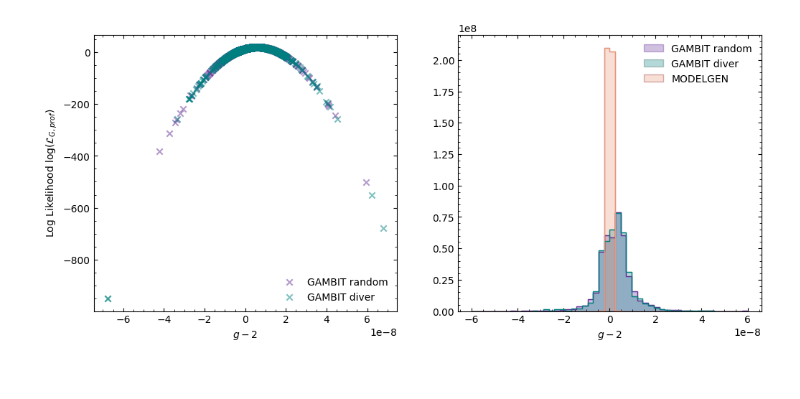
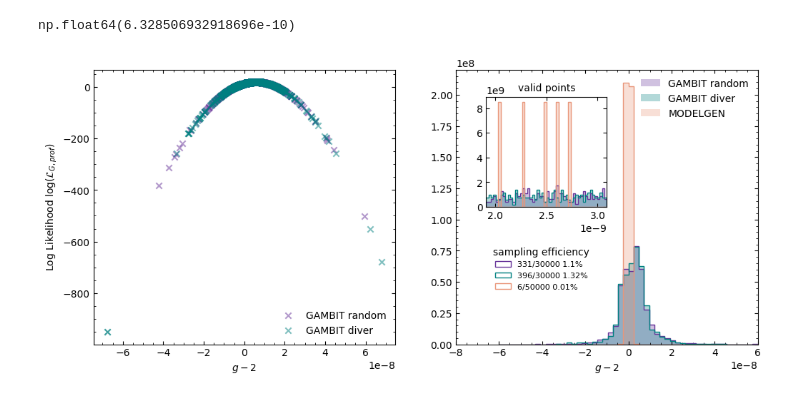
Before and after one commit to vallereichi/mssmscanning, a Jupyter notebook: MSSM/g-2.ipynb, the cells around one changed output. Drawn from its saved outputs; the diff is of its cells as text; code cells hidden in the pictures.

Commit message:
new plots everywhere

```diff
--- a/MSSM/g-2.ipynb
+++ b/MSSM/g-2.ipynb
@@ -22,0 +26,16 @@ gm2_mg =     scan_modelgen["GM2_gmuon"][mask]
+# %%
+acceptance_range = [(25e-10 - 5.9e-10), (25e-10 + 5.9e-10)]
+mask = (gm2_gr > acceptance_range[0]) & (gm2_gr < acceptance_range[1])
+acc_points_gr = [gm2 for idx, gm2 in enumerate(gm2_gr) if gm2 > (acceptance_range[0] - scan_err_gr[idx]) and gm2 < (acceptance_range[1] + scan_err_gr[idx])]
+acc_points_gd = [gm2 for idx, gm2 in enumerate(gm2_gd) if gm2 > (acceptance_range[0] - scan_err_gd[idx]) and gm2 < (acceptance_range[1] + scan_err_gd[idx])]
+acc_points_mg = [gm2 for idx, gm2 in enumerate(gm2_mg) if gm2 > (acceptance_range[0] - scan_err_mg[idx]) and gm2 < (acceptance_range[1] + scan_err_mg[idx])]
+
+
+eff_gr = (len(acc_points_gr) / len(scan_gambit_random["LogLike"][:])) * 100
+eff_gd = (len(acc_points_gd) / len(scan_gambit_diver["LogLike"][:])) * 100
+eff_mg = (len(acc_points_mg) / len(scan_modelgen["GM2_gmuon"][:])) * 100
+
+print(f"Acceptance Range: [{acceptance_range[0]:.2e}, {acceptance_range[1]:.2e}]")
+print(f"GAMBIT random: {len(acc_points_gr)}/{len(scan_gambit_random["LogLike"][:])} {round(eff_gr, 2)}%")
+print(f"GAMBIT diver: {len(acc_points_gd)}/{len(scan_gambit_diver["LogLike"][:])} {round(eff_gd, 2)}%")
+print(f"MODELGEN: {len(acc_points_mg)}/{len(scan_modelgen["GM2_gmuon"][:])} {round(eff_mg, 2)}%")
@@ -31,3 +75,11 @@ $$
+# %%
+# calculate combined error in quadrature
+err_stat = 5.4e-10
+err_sys  = 3.3e-10
+err_comb = np.sqrt(err_stat**2 + err_sys**2)
+err_comb
+# %% [output]
+np.float64(6.328506932918696e-10)
 # %%
 def gaussian(x: float, mu: float, sigma: float, sigma_e: float) -> float:
     """profiled Gaussian Likelihood"""
@@ -35,31 +87,46 @@ def gaussian(x: float, mu: float, sigma: float, sigma_e: float) -> float:
 # %%
 fig = plt.figure(figsize=(12,5))
 ax1 = fig.add_subplot(121)
 ax2 = fig.add_subplot(122)
 
 ax1.scatter(gm2_gr, lnL_gm2_gr, color='rebeccapurple', marker='x', alpha=0.5, label="GAMBIT random")
 ax1.scatter(gm2_gd, lnL_gm2_gd, color='teal', marker='x', alpha=0.5, label="GAMBIT diver")
 
 ax1.set_xlabel("$g - 2$")
 ax1.set_ylabel("Log Likelihood $\\mathrm{log}(\\mathcal{L}_{G, prof})$")
 ax1.minorticks_on()
 ax1.tick_params(axis='both', which='both', direction='in', top=True, right=True)
 ax1.legend(frameon=False)
 
-ax2.hist(gm2_gr, bins=50, range=(-6e-8, 6e-8), density=True, facecolor='rebeccapurple', alpha=0.3, label="GAMBIT random", histtype='stepfilled', edgecolor='indigo')
-ax2.hist(gm2_gd, bins=50, range=(-6e-8, 6e-8), density=True, facecolor='teal', alpha=0.3, label="GAMBIT diver", histtype='stepfilled', edgecolor='darkslategrey')
-ax2.hist(gm2_mg, bins=50, range=(-6e-8, 6e-8), density=True, facecolor='darksalmon', alpha=0.3, label="MODELGEN", histtype='stepfilled', edgecolor='maroon')
+ax2.hist(gm2_gr, bins=50, range=(-6e-8, 6e-8), density=True, histtype='stepfilled', alpha=0.3, facecolor='rebeccapurple', label=f"GAMBIT random")
+ax2.hist(gm2_gd, bins=50, range=(-6e-8, 6e-8), density=True, histtype='stepfilled', alpha=0.3, facecolor='teal',          label=f"GAMBIT diver")
+ax2.hist(gm2_mg, bins=50, range=(-6e-8, 6e-8), density=True, histtype='stepfilled', alpha=0.3, facecolor='darksalmon',    label=f"MODELGEN")
 ax2.hist(gm2_gr, bins=50, range=(-6e-8, 6e-8), density=True, histtype='step', edgecolor='rebeccapurple')
 ax2.hist(gm2_gd, bins=50, range=(-6e-8, 6e-8), density=True, histtype='step', edgecolor='teal')
 ax2.hist(gm2_mg, bins=50, range=(-6e-8, 6e-8), density=True, histtype='step', edgecolor='darksalmon')
 ax2.set_xlabel("$g - 2$")
 ax2.minorticks_on()
 ax2.tick_params(axis='both', which='both', direction='in', top=True, right=True)
+ax2.set_xlim(-8e-8, 6e-8)
 ax2.legend(frameon=False)
+
+ax3 = ax2.inset_axes([0.1, 0.5, 0.4, 0.4], transform=ax2.transAxes)
+ax3.hist(acc_points_gr, bins=50, range=acceptance_range, density=True, histtype='stepfilled', alpha=0.3, facecolor='rebeccapurple')
+ax3.hist(acc_points_gd, bins=50, range=acceptance_range, density=True, histtype='stepfilled', alpha=0.3, facecolor='teal')
+ax3.hist(acc_points_mg, bins=50, range=acceptance_range, density=True, histtype='stepfilled', alpha=0.3, facecolor='darksalmon')
+ax3.hist(acc_points_gr, bins=50, range=acceptance_range, density=True, histtype='step', edgecolor='rebeccapurple', label=f"{len(acc_points_gr)}/{len(scan_gambit_random["LogLike"][:])} {round(eff_gr, 2)}%")
+ax3.hist(acc_points_gd, bins=50, range=acceptance_range, density=True, histtype='step', edgecolor='teal', label=f"{len(acc_points_gd)}/{len(scan_gambit_diver["LogLike"][:])} {round(eff_gd, 2)}%")
+ax3.hist(acc_points_mg, bins=50, range=acceptance_range, density=True, histtype='step', edgecolor='darksalmon', label=f"{len(acc_points_mg)}/{len(scan_modelgen["GM2_gmuon"][:])} {round(eff_mg, 2)}%")
+ax3.set_xlim(acceptance_range[0], acceptance_range[1])
+ax3.tick_params(axis='both', which='both', direction='in', top=True, right=True)
+ax3.set_title("valid points", fontsize=10)
+ax3.legend(frameon=False, fontsize=8, title="sampling efficiency", bbox_to_anchor=(0., -0.3), loc='upper left')
+
+
 
 
 
 
 plt.show()
 # %% [output]
-[figure, old version]
+[figure, new version]
```
Also changed, not shown: parts of 4 cells of this notebook, 2 other files.
